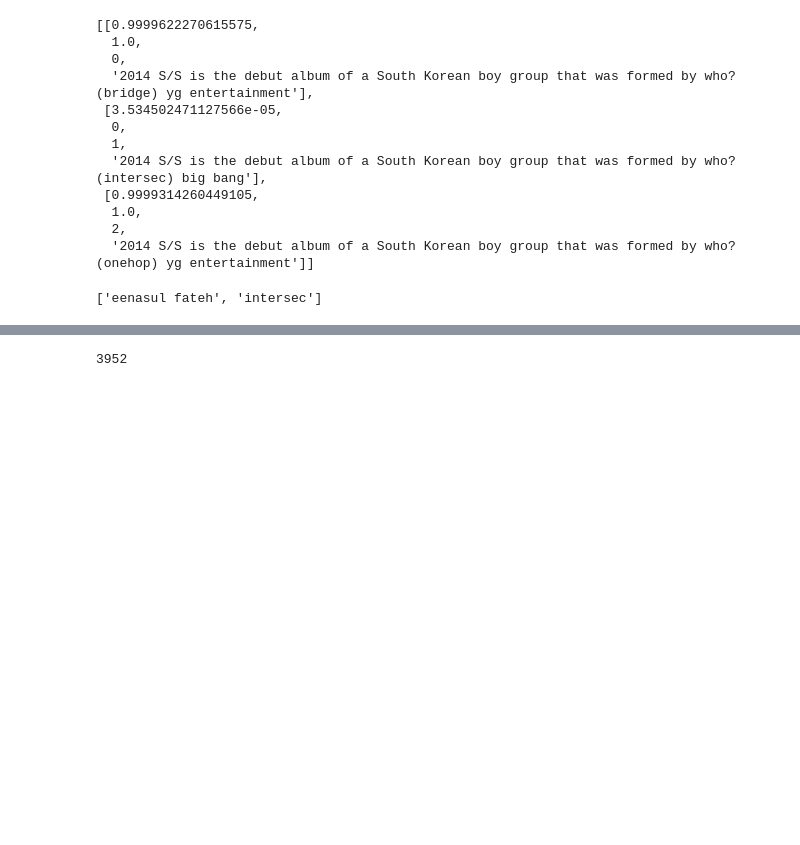
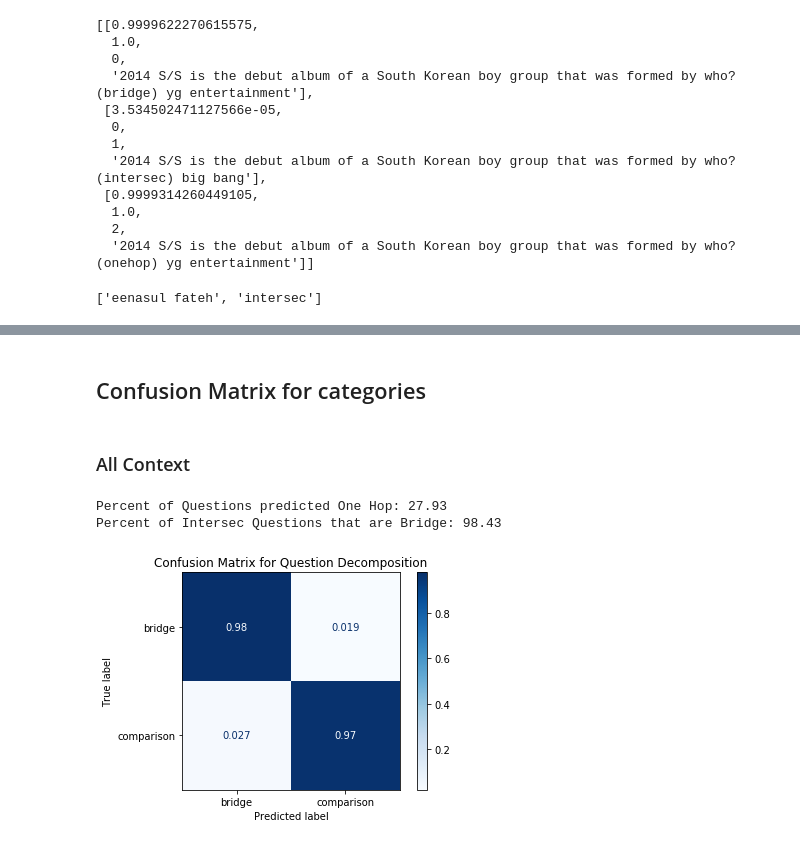
Before and after one commit to akrishna77/multihop-qa, a Jupyter notebook: decomp/DecompRC/DeCompDataAnalysis.ipynb, the cells around one changed output, grey strips where cells are left out. Drawn from its saved outputs; the diff is of its cells as text; code cells hidden in the pictures; blank space fills up the shorter version.

Commit message:
Added visualizations

```diff
--- a/decomp/DecompRC/DeCompDataAnalysis.ipynb
+++ b/decomp/DecompRC/DeCompDataAnalysis.ipynb
@@ -212,9 +199,54 @@ neutrality pact
-# %%
-count = 0
-for i in range(len(top3_orig)):
-    if top3_orig[i]['answer'].lower() != top3_pred[i]['answer']:
-        count +=1
-
-print(count)
-# %% [output]
-3952
+# %%
+large_bar_f1 = defaultdict(lambda: defaultdict(list))
+
+
+large_bar_em = defaultdict(lambda: defaultdict(list))
+
+
+def f1(pred, a):
+    return f1_score(pred, a)[0]
+
+def em(pred, a):
+    return exact_match_score(pred, a)
+# %% [markdown]
+## Confusion Matrix for categories
+# %% [markdown]
+### All Context
+# %%
+cat_truth = []
+cat_pred = []
+onehop_count = 0
+intersec_count = 0
+intersec_bridge = 0
+count = len(all_orig)
+for i in range(len(all_orig)):
+    out = final_scores_all['answer'][all_orig[i]['_id']]
+    reason = out[1]
+    answer = out[0]
+    ground_truth_answer = all_orig[i]['answer']
+    ground_truth_reasoning = all_orig[i]['type']
+    large_bar_f1[reason]['All'].append(f1(answer,ground_truth_answer))
+    large_bar_em[reason]['All'].append(em(answer,ground_truth_answer))
+    if reason == 'onehop':
+        onehop_count += 1
+    else:
+        cat_truth.append(ground_truth_reasoning)
+        if reason == 'intersec':
+            cat_pred.append('bridge')
+            intersec_count += 1
+            if ground_truth_reasoning == 'bridge':
+                intersec_bridge += 1
+        else:
+            cat_pred.append(reason)
+
+print("Percent of Questions predicted One Hop: {:.2f}".format(onehop_count * 100 / count))
+print("Percent of Intersec Questions that are Bridge: {:.2f}".format(intersec_bridge * 100 / intersec_count))
+conf = confusion_matrix(cat_truth, cat_pred, normalize = 'true')
+disp = ConfusionMatrixDisplay(conf, ['bridge', 'comparison'])
+disp.plot(cmap=plt.cm.Blues)
+plt.title('Confusion Matrix for Question Decomposition')
+plt.show()
+# %% [output]
+Percent of Questions predicted One Hop: 27.93
+Percent of Intersec Questions that are Bridge: 98.43
+[figure, added]
```
Also changed, not shown: parts of 12 cells of this notebook, 4 other files.
